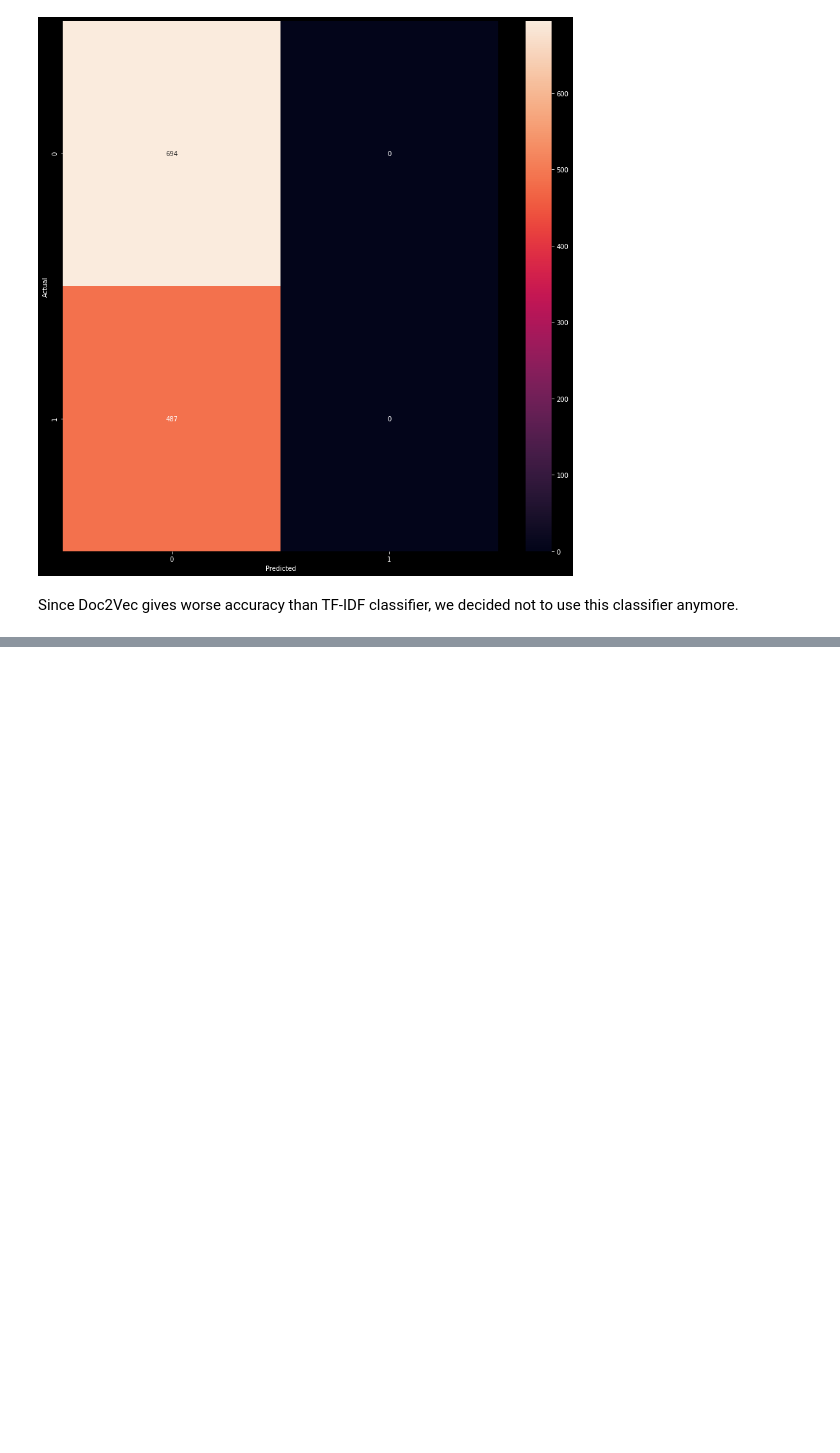
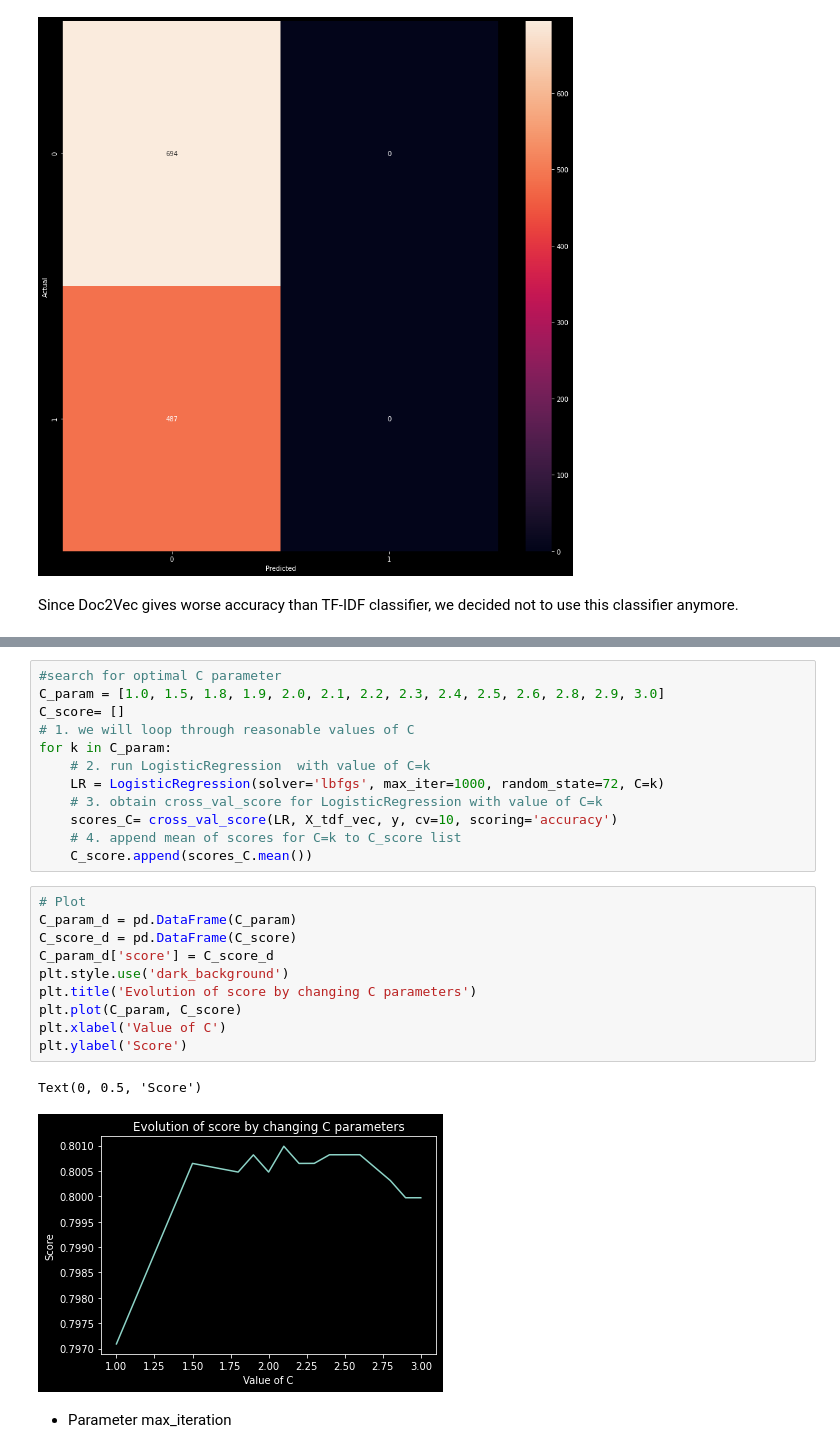
Before and after one commit to 98bao/Migros, a Jupyter notebook: code/Project_code.ipynb, the cells around one changed output, grey strips where cells are left out. Saved outputs shown, nothing was run; the diff lists cells and outputs as text; blank space fills up the shorter version.

```diff
--- a/code/Project_code.ipynb
+++ b/code/Project_code.ipynb
@@ -928,0 +1164,27 @@ Since Doc2Vec gives worse accuracy than TF-IDF classifier, we decided not to use
+# %%
+#search for optimal C parameter
+C_param = [1.0, 1.5, 1.8, 1.9, 2.0, 2.1, 2.2, 2.3, 2.4, 2.5, 2.6, 2.8, 2.9, 3.0]
+C_score= []
+# 1. we will loop through reasonable values of C
+for k in C_param:
+    # 2. run LogisticRegression  with value of C=k
+    LR = LogisticRegression(solver='lbfgs', max_iter=1000, random_state=72, C=k)
+    # 3. obtain cross_val_score for LogisticRegression with value of C=k
+    scores_C= cross_val_score(LR, X_tdf_vec, y, cv=10, scoring='accuracy')
+    # 4. append mean of scores for C=k to C_score list
+    C_score.append(scores_C.mean())
+# %%
+# Plot
+C_param_d = pd.DataFrame(C_param)
+C_score_d = pd.DataFrame(C_score)
+C_param_d['score'] = C_score_d
+plt.style.use('dark_background')
+plt.title('Evolution of score by changing C parameters')
+plt.plot(C_param, C_score)
+plt.xlabel('Value of C')
+plt.ylabel('Score')
+# %% [output]
+Text(0, 0.5, 'Score')
+[figure, added]
+# %% [markdown]
+* Parameter max_iteration
```
Also changed, not shown: parts of 52 cells of this notebook.
